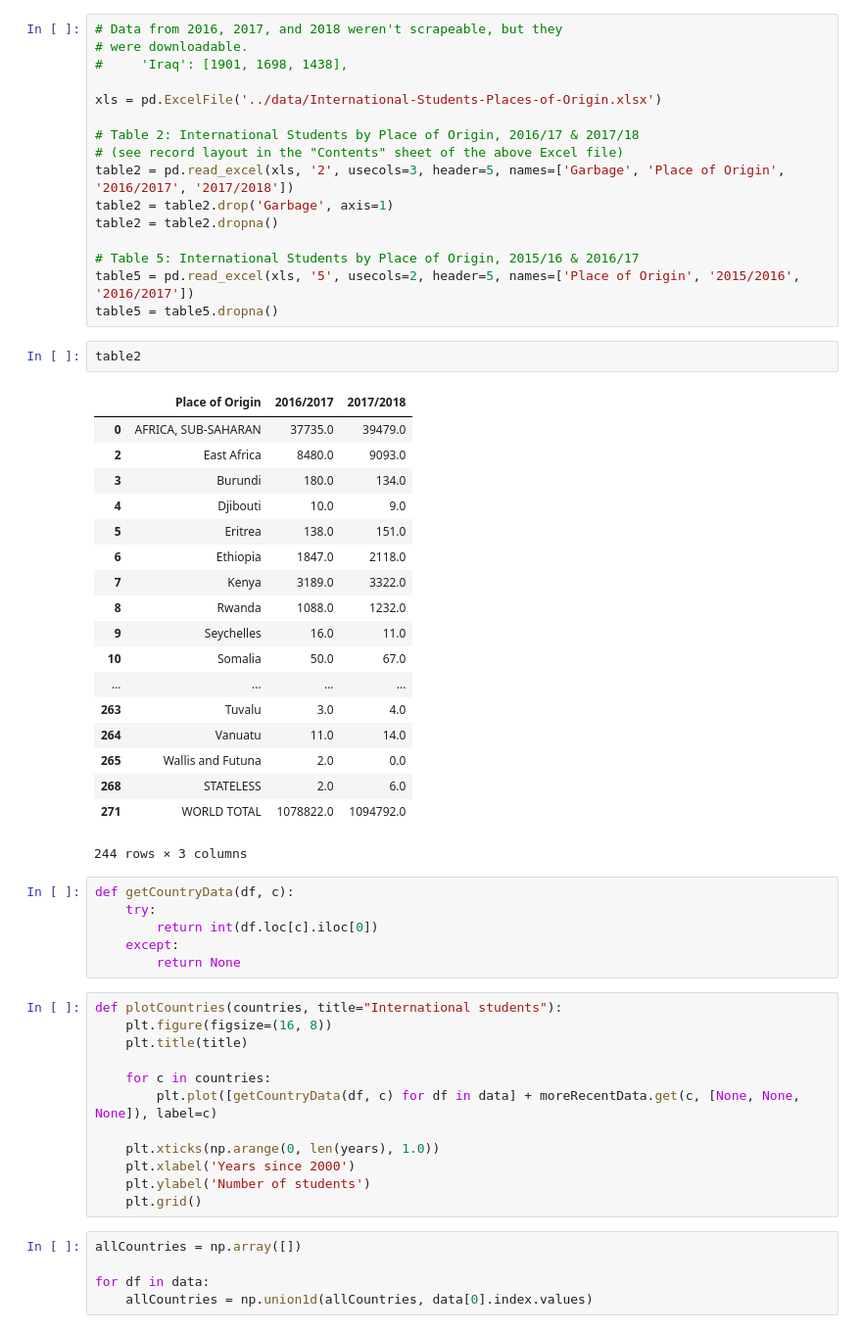
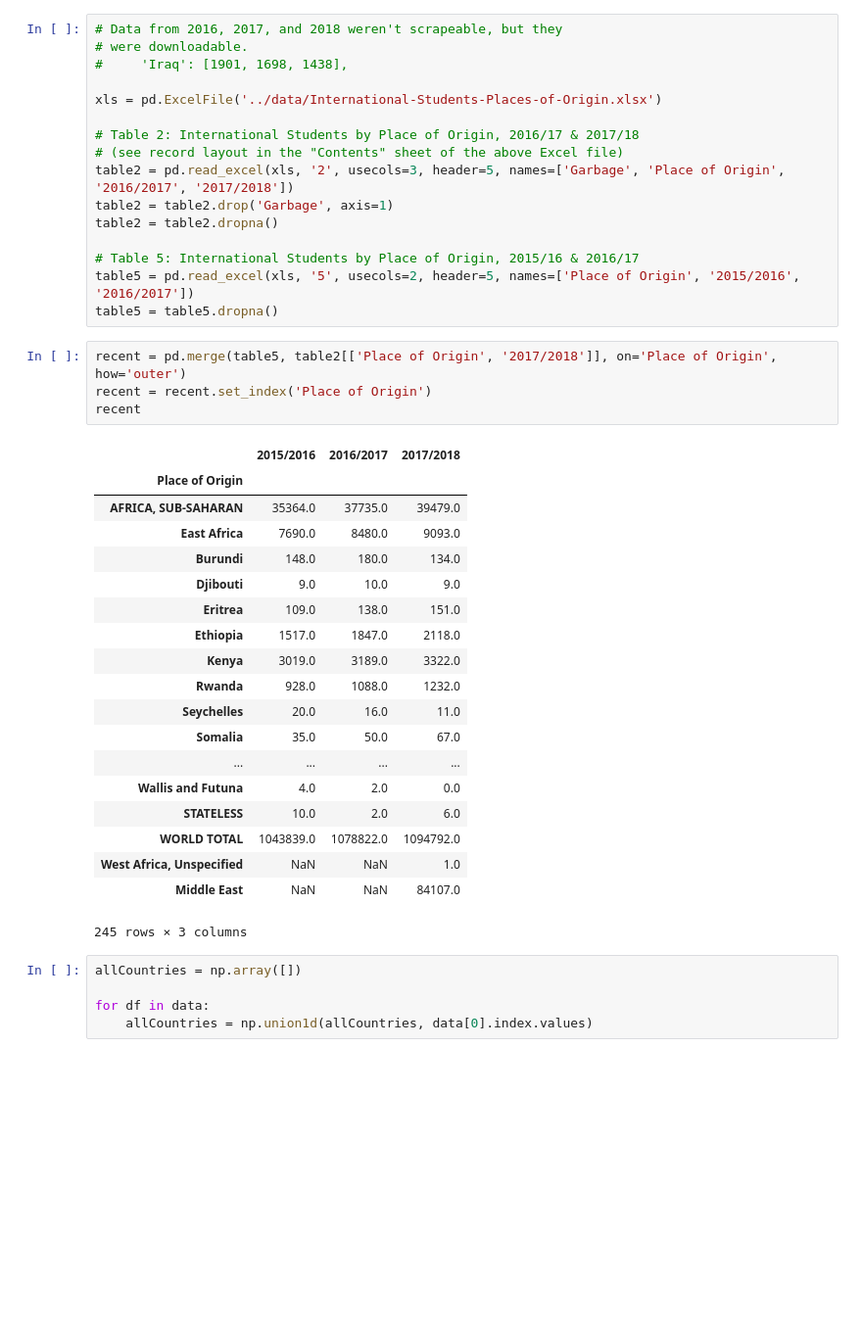
Before and after one commit to graphicsdesk/international-students, a Jupyter notebook: notebooks/international-students.ipynb, the cells around one changed output. Shown at 98% size. Saved outputs shown, nothing was run; the diff lists cells and outputs as text; blank space fills up the shorter version.

```diff
--- a/notebooks/international-students.ipynb
+++ b/notebooks/international-students.ipynb
@@ -65,45 +65,30 @@ table2 = table2.dropna()
 # Table 5: International Students by Place of Origin, 2015/16 & 2016/17
 table5 = pd.read_excel(xls, '5', usecols=2, header=5, names=['Place of Origin', '2015/2016', '2016/2017'])
 table5 = table5.dropna()
-# %%
-table2
-# %% [output]
-|  | Place of Origin | 2016/2017 | 2017/2018 |
-| 0 | AFRICA, SUB-SAHARAN | 37735.0 | 39479.0 |
-| 2 | East Africa | 8480.0 | 9093.0 |
-| 3 | Burundi | 180.0 | 134.0 |
-| 4 | Djibouti | 10.0 | 9.0 |
-| 5 | Eritrea | 138.0 | 151.0 |
-| 6 | Ethiopia | 1847.0 | 2118.0 |
-| 7 | Kenya | 3189.0 | 3322.0 |
-| 8 | Rwanda | 1088.0 | 1232.0 |
-| 9 | Seychelles | 16.0 | 11.0 |
-| 10 | Somalia | 50.0 | 67.0 |
-| ... | ... | ... | ... |
-| 263 | Tuvalu | 3.0 | 4.0 |
-| 264 | Vanuatu | 11.0 | 14.0 |
-| 265 | Wallis and Futuna | 2.0 | 0.0 |
-| 268 | STATELESS | 2.0 | 6.0 |
-| 271 | WORLD TOTAL | 1078822.0 | 1094792.0 |
-244 rows × 3 columns
-# %%
-def getCountryData(df, c):
-    try:
-        return int(df.loc[c].iloc[0])
-    except:
-        return None
-# %%
-def plotCountries(countries, title="International students"):
-    plt.figure(figsize=(16, 8))
-    plt.title(title)
-
-    for c in countries:
-        plt.plot([getCountryData(df, c) for df in data] + moreRecentData.get(c, [None, None, None]), label=c)
-
-    plt.xticks(np.arange(0, len(years), 1.0))
-    plt.xlabel('Years since 2000')
-    plt.ylabel('Number of students')
-    plt.grid()
+# %%
+recent = pd.merge(table5, table2[['Place of Origin', '2017/2018']], on='Place of Origin', how='outer')
+recent = recent.set_index('Place of Origin')
+recent
+# %% [output]
+|  | 2015/2016 | 2016/2017 | 2017/2018 |
+| Place of Origin |  |  |  |
+| AFRICA, SUB-SAHARAN | 35364.0 | 37735.0 | 39479.0 |
+| East Africa | 7690.0 | 8480.0 | 9093.0 |
+| Burundi | 148.0 | 180.0 | 134.0 |
+| Djibouti | 9.0 | 10.0 | 9.0 |
+| Eritrea | 109.0 | 138.0 | 151.0 |
+| Ethiopia | 1517.0 | 1847.0 | 2118.0 |
+| Kenya | 3019.0 | 3189.0 | 3322.0 |
+| Rwanda | 928.0 | 1088.0 | 1232.0 |
+| Seychelles | 20.0 | 16.0 | 11.0 |
+| Somalia | 35.0 | 50.0 | 67.0 |
+| ... | ... | ... | ... |
+| Wallis and Futuna | 4.0 | 2.0 | 0.0 |
+| STATELESS | 10.0 | 2.0 | 6.0 |
+| WORLD TOTAL | 1043839.0 | 1078822.0 | 1094792.0 |
+| West Africa, Unspecified | NaN | NaN | 1.0 |
+| Middle East | NaN | NaN | 84107.0 |
+245 rows × 3 columns
 # %%
 allCountries = np.array([])
 
```
Also changed, not shown: parts of 5 cells of this notebook.
